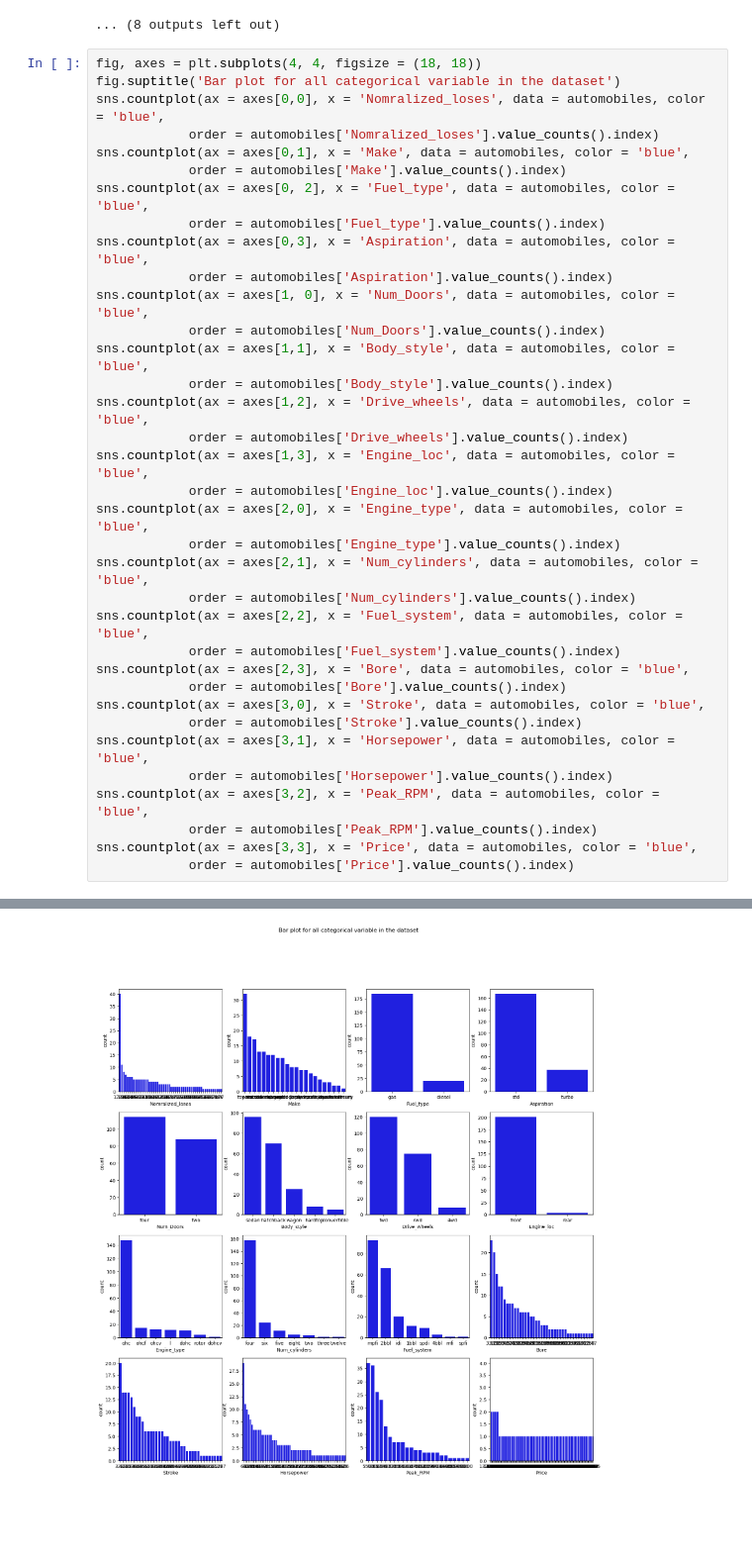
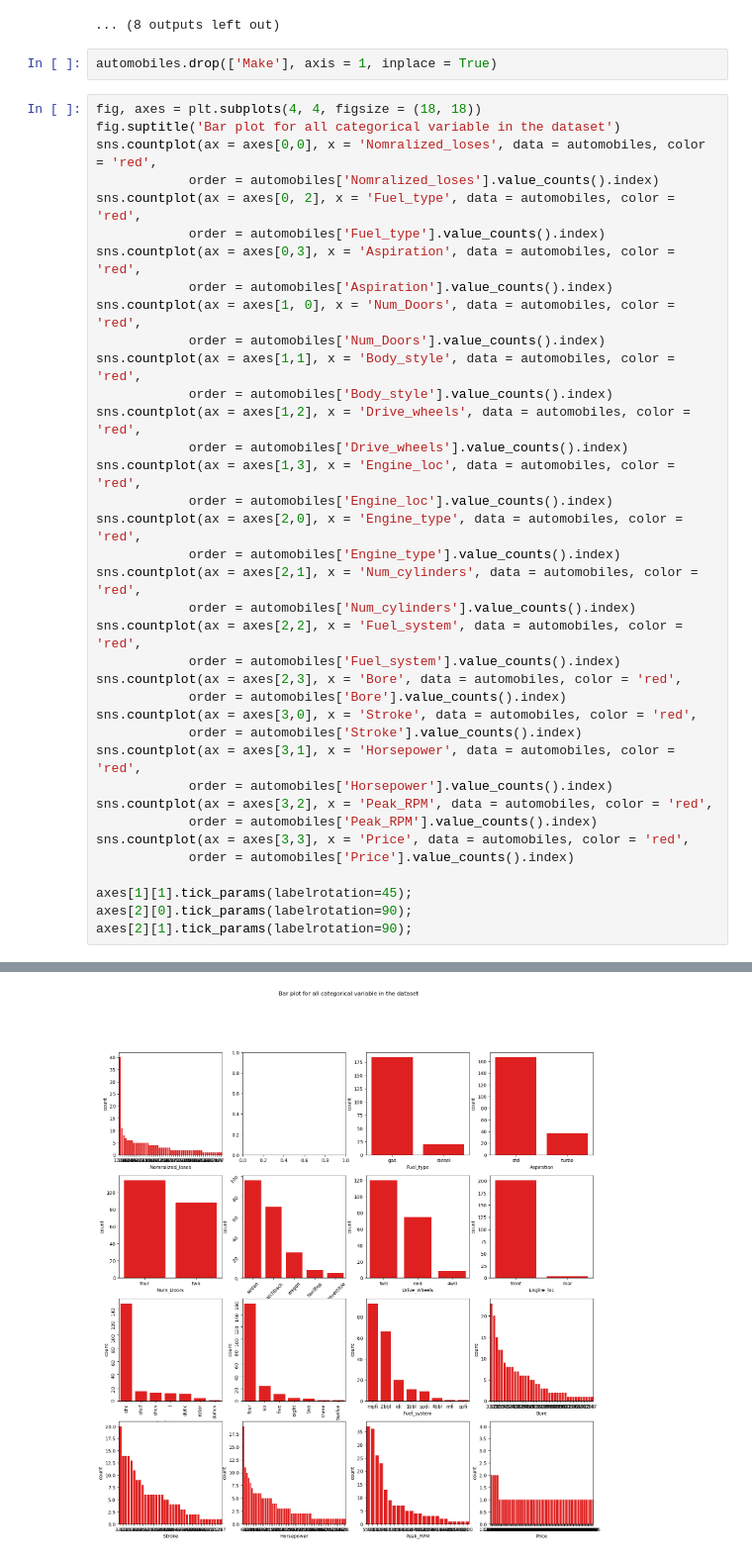
Before and after one commit to Robert0Sun/Automobile_Project, a Jupyter notebook: Code/01explore.ipynb, the cells around one changed output, grey strips where cells are left out. Shown at 99% size. Cells and saved outputs as stored; diff of their text form; blank space fills up the shorter version.

```diff
--- a/Code/01explore.ipynb
+++ b/Code/01explore.ipynb
@@ -318,39 +318,43 @@ Curb_weight
 Skew : 0.68
 [figure]
 ... (8 outputs left out)
+# %%
+automobiles.drop(['Make'], axis = 1, inplace = True)
 # %%
 fig, axes = plt.subplots(4, 4, figsize = (18, 18))
 fig.suptitle('Bar plot for all categorical variable in the dataset')
-sns.countplot(ax = axes[0,0], x = 'Nomralized_loses', data = automobiles, color = 'blue',
+sns.countplot(ax = axes[0,0], x = 'Nomralized_loses', data = automobiles, color = 'red',
             order = automobiles['Nomralized_loses'].value_counts().index)
-sns.countplot(ax = axes[0,1], x = 'Make', data = automobiles, color = 'blue',
-            order = automobiles['Make'].value_counts().index)
-sns.countplot(ax = axes[0, 2], x = 'Fuel_type', data = automobiles, color = 'blue',
+sns.countplot(ax = axes[0, 2], x = 'Fuel_type', data = automobiles, color = 'red',
             order = automobiles['Fuel_type'].value_counts().index)
-sns.countplot(ax = axes[0,3], x = 'Aspiration', data = automobiles, color = 'blue',
+sns.countplot(ax = axes[0,3], x = 'Aspiration', data = automobiles, color = 'red',
             order = automobiles['Aspiration'].value_counts().index)
-sns.countplot(ax = axes[1, 0], x = 'Num_Doors', data = automobiles, color = 'blue',
+sns.countplot(ax = axes[1, 0], x = 'Num_Doors', data = automobiles, color = 'red',
             order = automobiles['Num_Doors'].value_counts().index)
-sns.countplot(ax = axes[1,1], x = 'Body_style', data = automobiles, color = 'blue',
+sns.countplot(ax = axes[1,1], x = 'Body_style', data = automobiles, color = 'red',
             order = automobiles['Body_style'].value_counts().index)
-sns.countplot(ax = axes[1,2], x = 'Drive_wheels', data = automobiles, color = 'blue',
+sns.countplot(ax = axes[1,2], x = 'Drive_wheels', data = automobiles, color = 'red',
             order = automobiles['Drive_wheels'].value_counts().index)
-sns.countplot(ax = axes[1,3], x = 'Engine_loc', data = automobiles, color = 'blue',
+sns.countplot(ax = axes[1,3], x = 'Engine_loc', data = automobiles, color = 'red',
             order = automobiles['Engine_loc'].value_counts().index)
-sns.countplot(ax = axes[2,0], x = 'Engine_type', data = automobiles, color = 'blue',
+sns.countplot(ax = axes[2,0], x = 'Engine_type', data = automobiles, color = 'red',
             order = automobiles['Engine_type'].value_counts().index)
-sns.countplot(ax = axes[2,1], x = 'Num_cylinders', data = automobiles, color = 'blue',
+sns.countplot(ax = axes[2,1], x = 'Num_cylinders', data = automobiles, color = 'red',
             order = automobiles['Num_cylinders'].value_counts().index)
-sns.countplot(ax = axes[2,2], x = 'Fuel_system', data = automobiles, color = 'blue',
+sns.countplot(ax = axes[2,2], x = 'Fuel_system', data = automobiles, color = 'red',
             order = automobiles['Fuel_system'].value_counts().index)
-sns.countplot(ax = axes[2,3], x = 'Bore', data = automobiles, color = 'blue',
+sns.countplot(ax = axes[2,3], x = 'Bore', data = automobiles, color = 'red',
             order = automobiles['Bore'].value_counts().index)
-sns.countplot(ax = axes[3,0], x = 'Stroke', data = automobiles, color = 'blue',
+sns.countplot(ax = axes[3,0], x = 'Stroke', data = automobiles, color = 'red',
             order = automobiles['Stroke'].value_counts().index)
-sns.countplot(ax = axes[3,1], x = 'Horsepower', data = automobiles, color = 'blue',
+sns.countplot(ax = axes[3,1], x = 'Horsepower', data = automobiles, color = 'red',
             order = automobiles['Horsepower'].value_counts().index)
-sns.countplot(ax = axes[3,2], x = 'Peak_RPM', data = automobiles, color = 'blue',
+sns.countplot(ax = axes[3,2], x = 'Peak_RPM', data = automobiles, color = 'red',
             order = automobiles['Peak_RPM'].value_counts().index)
-sns.countplot(ax = axes[3,3], x = 'Price', data = automobiles, color = 'blue',
+sns.countplot(ax = axes[3,3], x = 'Price', data = automobiles, color = 'red',
             order = automobiles['Price'].value_counts().index)
+
+axes[1][1].tick_params(labelrotation=45);
+axes[2][0].tick_params(labelrotation=90);
+axes[2][1].tick_params(labelrotation=90);
 # %% [output]
@@ -358 +361 @@ sns.countplot(ax = axes[3,3], x = 'Price', data = automobiles, color = 'blue',
-[figure, old version]
+[figure, new version]
```
Also changed, not shown: parts of 2 cells of this notebook.
